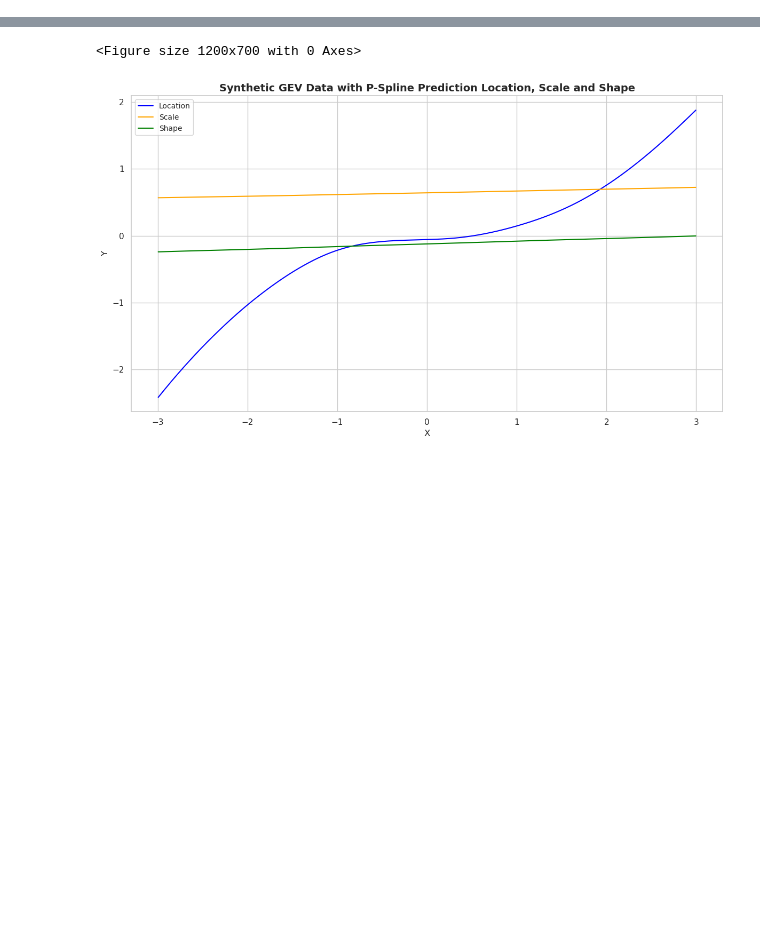
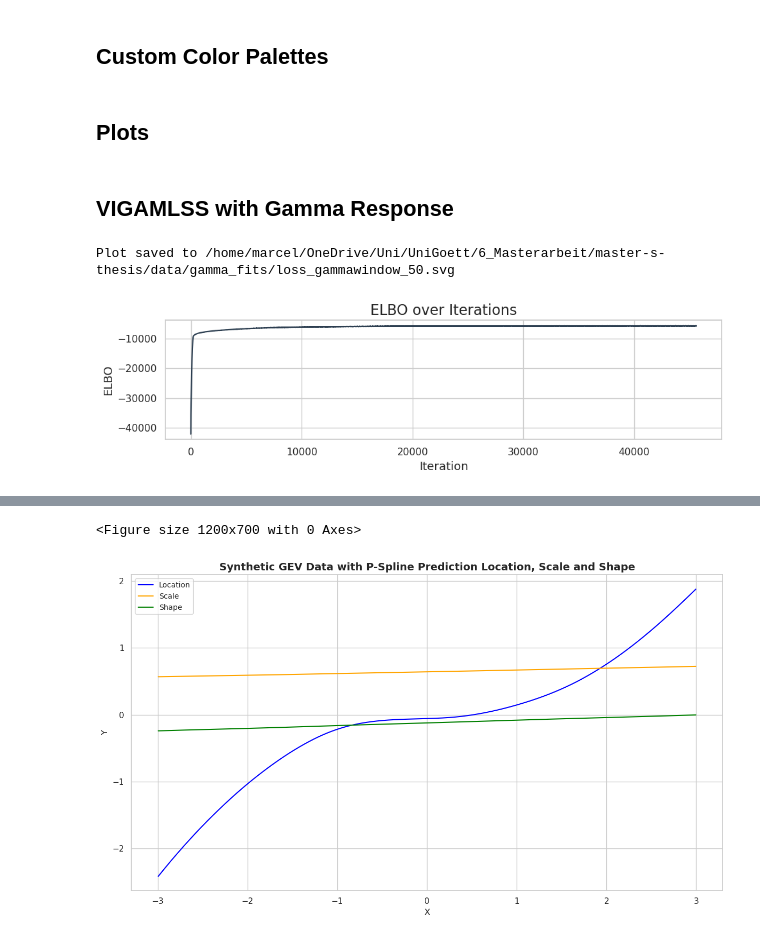
Before and after one commit to marweda/master-s-thesis, a Jupyter notebook: notebooks/vigamlss_demo.ipynb, the cells around one changed output, grey strips where cells are left out. Drawn from its saved outputs; the diff is of its cells as text; code cells hidden in the pictures; blank space fills up the shorter version.

Commit message:
Aggregating Results 1/3

```diff
--- a/notebooks/vigamlss_demo.ipynb
+++ b/notebooks/vigamlss_demo.ipynb
@@ -618,0 +38,12 @@ plt.show()
+# %%
+gev_fits_dir = sys.path[-1] + "/data/gev_fits"
+gpd_fits_dir = sys.path[-1] + "/data/gpd_fits"
+gamma_fits_dir = sys.path[-1] + "/data/gamma_fits"
+# %% [markdown]
+## Custom Color Palettes
+# %%
+regression_palette = ["#4CAF50", "#2196F3", "#424242"]
+line_palette = ["#FF5722", "#FF8F00", "#E91E63"]
+loss_color = "#2C3E50"
+# %% [markdown]
+## Plots
@@ -618,0 +212,60 @@ plt.show()
+# %% [markdown]
+## VIGAMLSS with Gamma Response
+# %%
+dbbmi_df = pandas.read_csv("../data/dbbmi_data.csv")
+Y_dbbmi_np = dbbmi_df["bmi"].values
+Y_dbbmi_jnp = jnp.array(Y_dbbmi_np)
+X_dbbmi_np = dbbmi_df["age"].values
+X_dbbmi_jnp = jnp.array(X_dbbmi_np)
+X_dbbmi_DesignMatrix = DataPreperator(
+    "DesignMatrix",
+    X_dbbmi_jnp,
+    "pspline",
+    intercept=False,
+    standardize=False,
+    degree=3,
+    num_knots=20,
+)()
+K = X_dbbmi_DesignMatrix.K
+
+dbbmi_λ_loc = Gamma("lambda_loc", jnp.array([0.001]), jnp.array([0.001]), 1)
+dbbmi_γ_loc = DegenerateNormal("gammas_loc", K, dbbmi_λ_loc)
+dbbmi_β0_loc = Normal("beta_0_loc", jnp.array([0.0]), jnp.array([100.0]), 1)
+dbbmi_λ_scale = Gamma("lambda_scale", jnp.array([0.001]), jnp.array([0.001]), 1)
+dbbmi_γ_scale = DegenerateNormal("gammas_scale", K, dbbmi_λ_scale)
+dbbmi_β0_scale = Normal("beta_0_scale", jnp.array([0.0]), jnp.array([100.0]), 1)
+Y_dbbmi = Gamma(
+    "y",
+    dbbmi_β0_loc + X_dbbmi_DesignMatrix @ dbbmi_γ_loc,
+    dbbmi_β0_scale + X_dbbmi_DesignMatrix @ dbbmi_γ_scale,
+    responses=Y_dbbmi_jnp,
+)
+
+results_dbbmi = Y_dbbmi.model.run_svi_optimization(
+    optimizer=adam,
+    vi_dist=FullCovarianceNormal,
+    vi_sample_size=64,
+    epochs=200,
+    mb_size=32,
+    lr=0.01,
+    max_norm=5.0,
+    clip_min_max_enabled=False,
+    zero_nans_enabled=False,
+    prng_key=PRNGKey(0),
+    scheduler_type="constant",
+)
+
+with open(gamma_fits_dir + "/results_dbbmi.pkl", "wb") as f:
+    pkl.dump(results_dbbmi, f)
+
+plot_elbo(
+    results_dbbmi["svi_metadata"]["num_iterations"],
+    results_dbbmi["losses"],
+    loss_color,
+    gamma_fits_dir,
+    "loss_gamma",
+    window=50,
+)
+# %% [output]
+Plot saved to /home/marcel/OneDrive/Uni/UniGoett/6_Masterarbeit/master-s-thesis/data/gamma_fits/loss_gammawindow_50.svg
+[figure, added]
```
Also changed, not shown: parts of 38 cells of this notebook, 23 other files.
